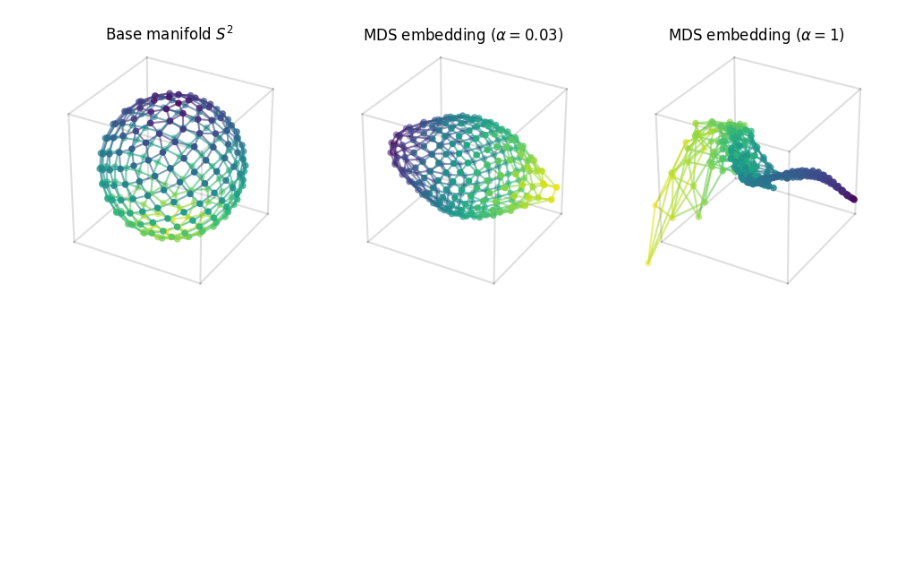
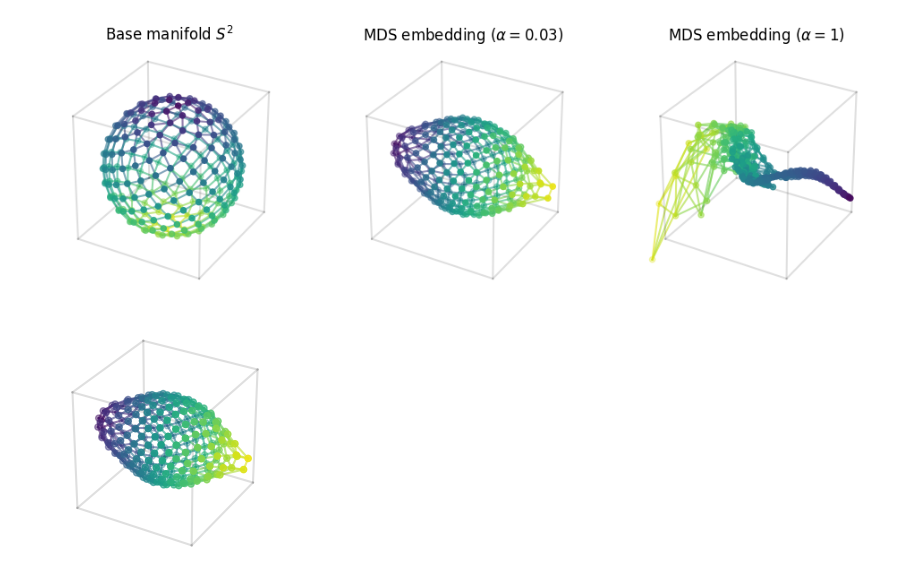
Before and after one commit to laurasaizz/Visualization-S3, a Jupyter notebook: basemanifold3sphere.ipynb, the cells around one changed output. Cells and saved outputs as stored; diff of their text form; code cells hidden in the pictures; blank space fills up the shorter version.

```diff
--- a/basemanifold3sphere.ipynb
+++ b/basemanifold3sphere.ipynb
@@ -221,3 +222,15 @@ plt.savefig("basemanifoldangles-connected.png", bbox_inches='tight')
 plt.show()
 # %% [output]
 [figure]
+# %%
+fig, ax = plt.subplots(1, 1, figsize=(3,3), subplot_kw={"projection": '3d', "box_aspect": (1,1,1)}, squeeze=True)
+ax.scatter(*points_mds_lowalpha, c=colors, marker='o')
+draw_edges(ax, np.array(list(zip(*points_mds_lowalpha))), neighbour_edges, edges_colors)
+add_axis_cube(ax, 4)
+set_axlim(ax, 2)
+ax.set_axis_off()
+#ax.set_title("MDS embedding ($\\alpha = 0.03$)")
+plt.savefig("basemanifoldangles-connected-showcase.png", dpi=500, bbox_inches='tight')
+plt.show()
+# %% [output]
+[figure, added]
```
Also changed, not shown: parts of 3 cells of this notebook, 1 other file.
